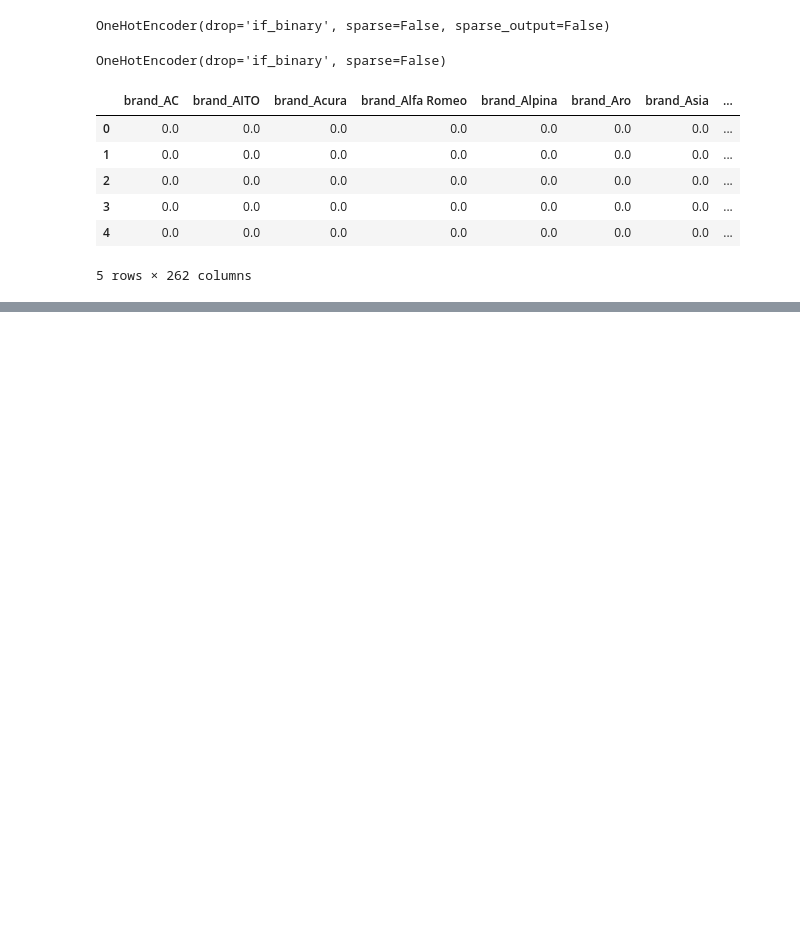
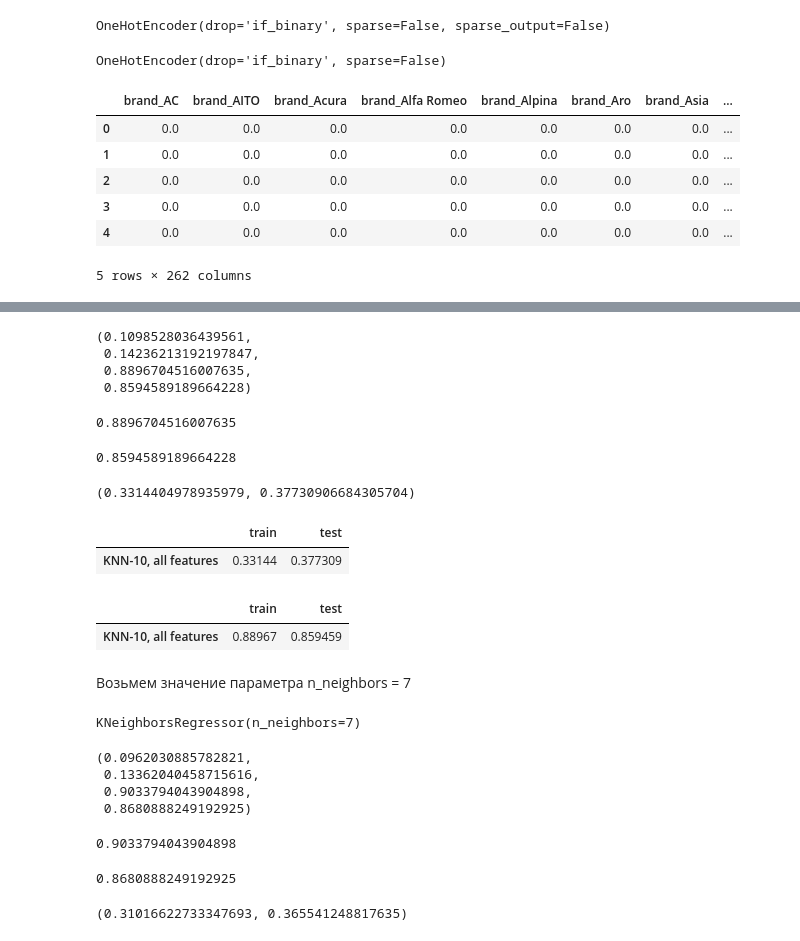
Before and after one commit to VladislavSattarov/MachineLearning, a Jupyter notebook: ML_CarSales.ipynb, the cells around one changed output, grey strips where cells are left out. Drawn from its saved outputs; the diff is of its cells as text; code cells hidden in the pictures; blank space fills up the shorter version.

```diff
--- a/ML_CarSales.ipynb
+++ b/ML_CarSales.ipynb
@@ -588,0 +650,3 @@ data
+# %%
+y_train_predict = model.predict(X_train)
+y_test_predict  = model.predict(X_test)
@@ -588,0 +655,48 @@ data
+# %%
+MSE_train = mean_squared_error(y_train, y_train_predict)
+MSE_test  = mean_squared_error(y_test,  y_test_predict)
+R2_train = r2_score(y_train, y_train_predict)
+R2_test  = r2_score(y_test,  y_test_predict)
+
+MSE_train, MSE_test, R2_train, R2_test
+# %% [output]
+(0.1098528036439561,
+ 0.14236213192197847,
+ 0.8896704516007635,
+ 0.8594589189664228)
+# %%
+model.score(X_train, y_train)
+# %% [output]
+0.8896704516007635
+# %%
+model.score(X_test, y_test)
+# %% [output]
+0.8594589189664228
+# %%
+RMSE_train = (MSE_train)**(.5)
+RMSE_test = (MSE_test)**(.5)
+RMSE_train, RMSE_test
+# %% [output]
+(0.3314404978935979, 0.37730906684305704)
+# %%
+RMSE_table = pd.DataFrame(columns=('train', 'test'))
+RMSE_table.loc['KNN-10, all features', :] = (RMSE_train, RMSE_test)
+# %%
+RMSE_table
+# %% [output]
+|  | train | test |
+| KNN-10, all features | 0.33144 | 0.377309 |
+# %%
+R2_table = pd.DataFrame(columns=('train', 'test'))
+R2_table.loc['KNN-10, all features', :] = (R2_train, R2_test)
+R2_table
+# %% [output]
+|  | train | test |
+| KNN-10, all features | 0.88967 | 0.859459 |
+# %% [markdown]
+Возьмем значение параметра n_neighbors = 7
+# %%
+model = KNeighborsRegressor(n_neighbors=7) # по умолчанию n_neighbors=5
+model.fit(X_train, y_train)
+# %% [output]
+KNeighborsRegressor(n_neighbors=7)
@@ -588,0 +706,26 @@ data
+# %%
+MSE_train = mean_squared_error(y_train, y_train_predict)
+MSE_test  = mean_squared_error(y_test,  y_test_predict)
+R2_train = r2_score(y_train, y_train_predict)
+R2_test  = r2_score(y_test,  y_test_predict)
+
+MSE_train, MSE_test, R2_train, R2_test
+# %% [output]
+(0.0962030885782821,
+ 0.13362040458715616,
+ 0.9033794043904898,
+ 0.8680888249192925)
+# %%
+model.score(X_train, y_train)
+# %% [output]
+0.9033794043904898
+# %%
+model.score(X_test, y_test)
+# %% [output]
+0.8680888249192925
+# %%
+RMSE_train = (MSE_train)**(.5)
+RMSE_test = (MSE_test)**(.5)
+RMSE_train, RMSE_test
+# %% [output]
+(0.31016622733347693, 0.365541248817635)
```
Also changed, not shown: parts of 42 cells of this notebook, 2 other files.
